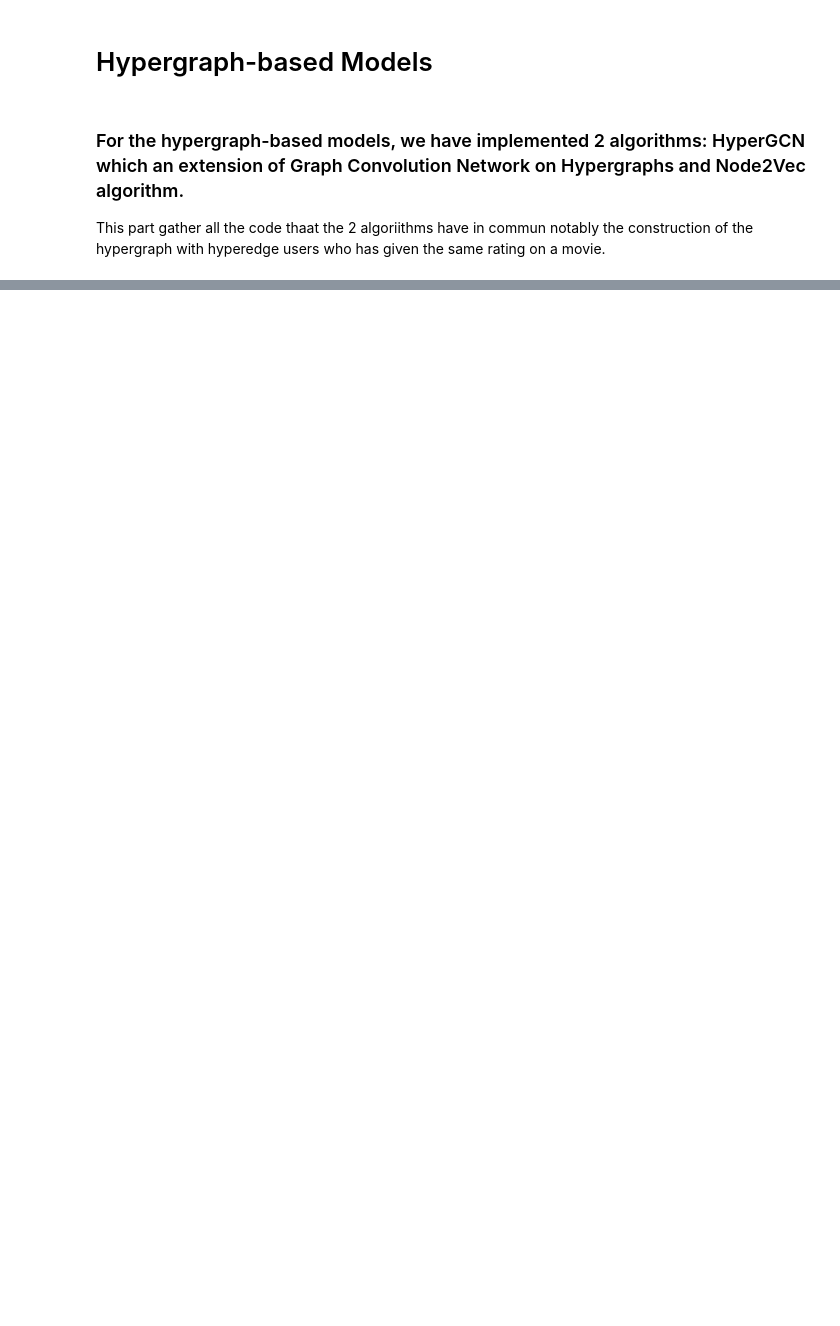
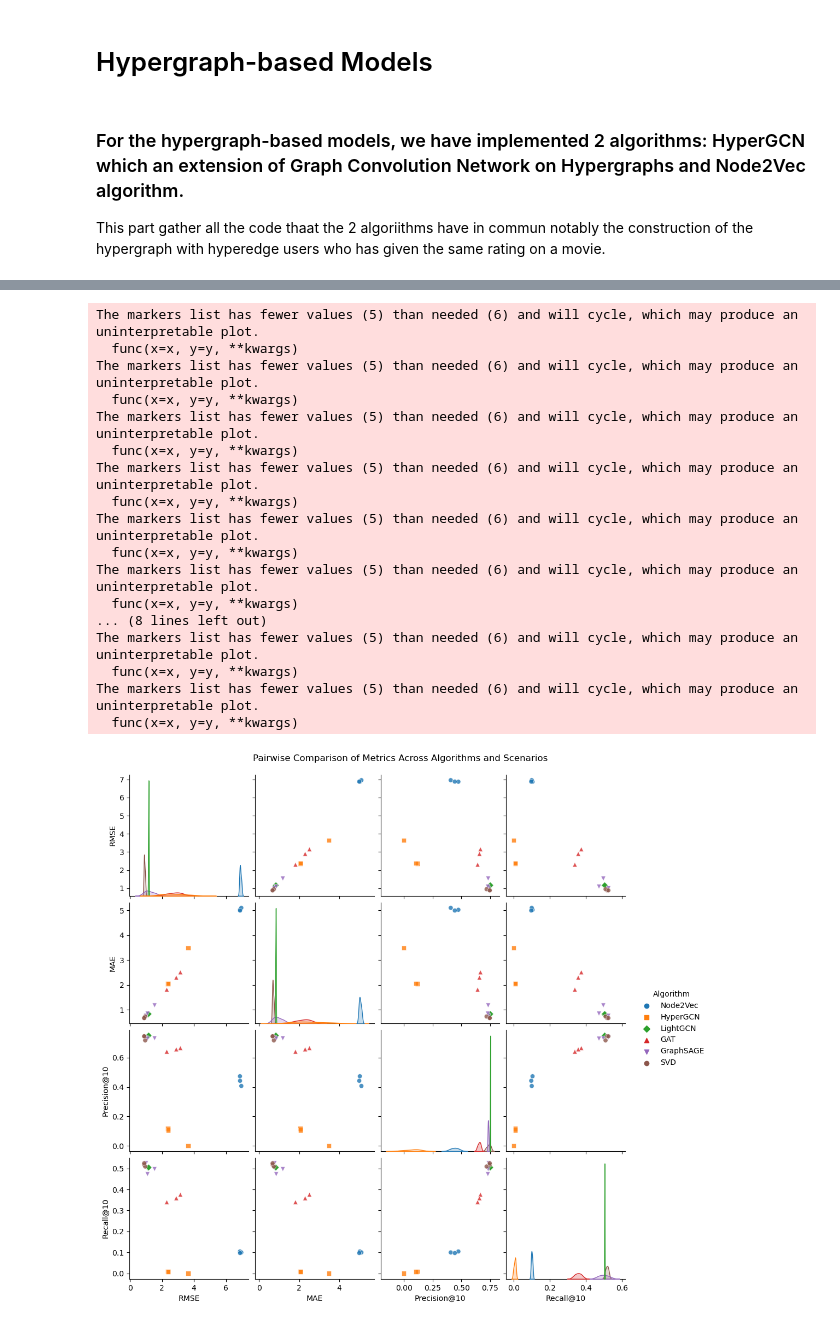
Before and after one commit to diatt17/mrp_masters, a Jupyter notebook: Experimentation and Results.ipynb, the cells around one changed output, grey strips where cells are left out. Drawn from its saved outputs; the diff is of its cells as text; code cells hidden in the pictures; blank space fills up the shorter version.

```diff
--- a/Experimentation and Results.ipynb
+++ b/Experimentation and Results.ipynb
@@ -1286,0 +2085,31 @@ results_node2vec_combined
+# %%
+import seaborn as sns
+import matplotlib.pyplot as plt
+
+# Selecting relevant columns for the pairplot
+pairplot_df = final_combined_results_svd[["Algorithm", "Scenario", "RMSE", "MAE", "Precision@10", "Recall@10"]]
+
+# Generating the pairplot
+sns.pairplot(pairplot_df, hue="Algorithm", markers=["o", "s", "D", "^", "v"], plot_kws={'alpha':0.8})
+
+plt.suptitle('Pairwise Comparison of Metrics Across Algorithms and Scenarios', y=1.02)
+plt.show()
+# %% [output]
+The markers list has fewer values (5) than needed (6) and will cycle, which may produce an uninterpretable plot.
+  func(x=x, y=y, **kwargs)
+The markers list has fewer values (5) than needed (6) and will cycle, which may produce an uninterpretable plot.
+  func(x=x, y=y, **kwargs)
+The markers list has fewer values (5) than needed (6) and will cycle, which may produce an uninterpretable plot.
+  func(x=x, y=y, **kwargs)
+The markers list has fewer values (5) than needed (6) and will cycle, which may produce an uninterpretable plot.
+  func(x=x, y=y, **kwargs)
+The markers list has fewer values (5) than needed (6) and will cycle, which may produce an uninterpretable plot.
+  func(x=x, y=y, **kwargs)
+The markers list has fewer values (5) than needed (6) and will cycle, which may produce an uninterpretable plot.
+  func(x=x, y=y, **kwargs)
+... (8 lines left out)
+The markers list has fewer values (5) than needed (6) and will cycle, which may produce an uninterpretable plot.
+  func(x=x, y=y, **kwargs)
+The markers list has fewer values (5) than needed (6) and will cycle, which may produce an uninterpretable plot.
+  func(x=x, y=y, **kwargs)
+[figure, added]
```
Also changed, not shown: parts of 44 cells of this notebook, 3 other files.
